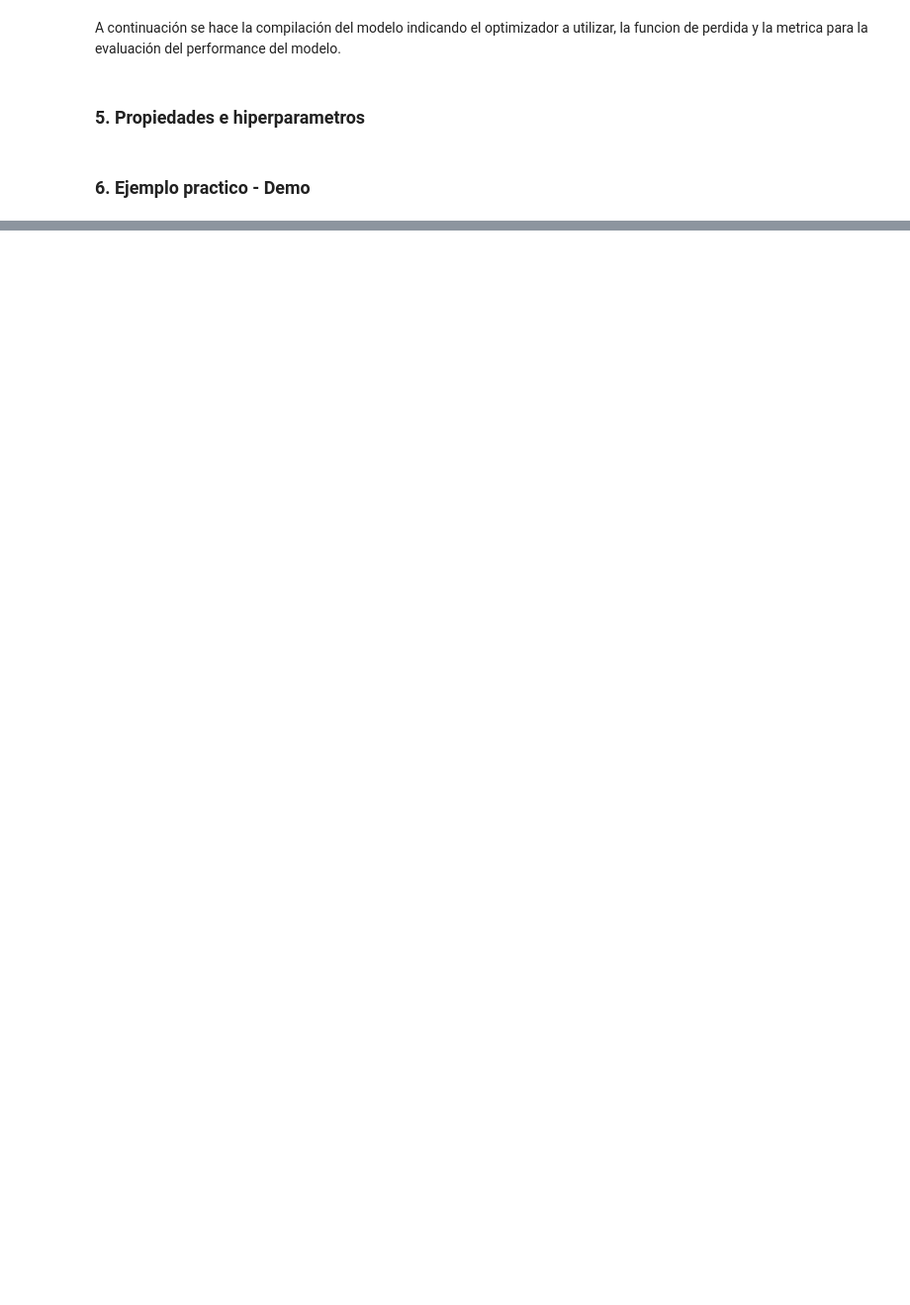
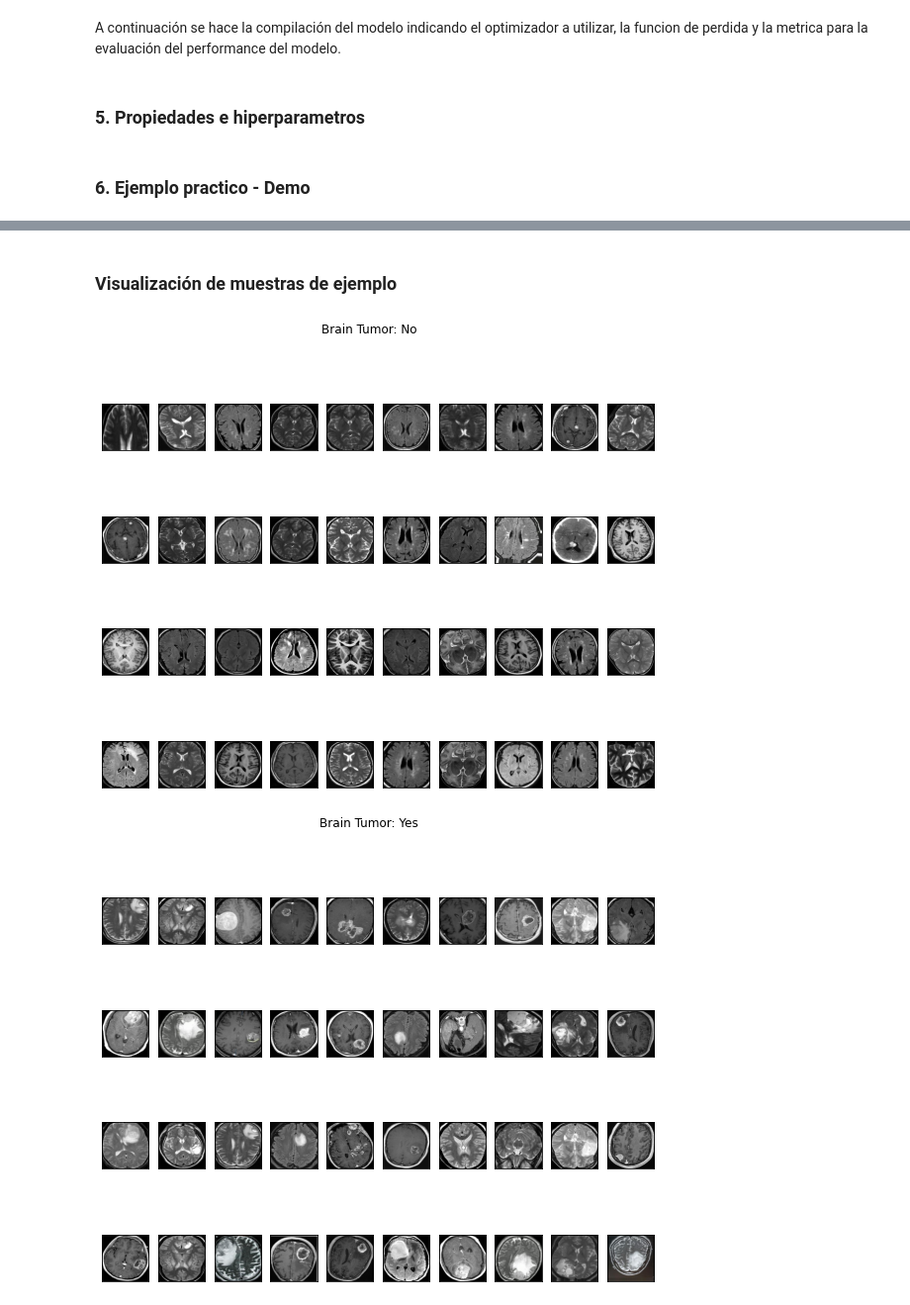
Before and after one commit to alejitro/proyecto_MLT_Grupo05, a Jupyter notebook: Convolutional_Neural_Network.ipynb, the cells around one changed output, grey strips where cells are left out. Shown at 99% size. Saved outputs shown, nothing was run; the diff lists cells and outputs as text; code cells hidden in the pictures; blank space fills up the shorter version.

Commit message:
Punto 6 - ejemplo

```diff
--- a/Convolutional_Neural_Network.ipynb
+++ b/Convolutional_Neural_Network.ipynb
@@ -85,0 +260,35 @@ Nota: para el desarrollo de este taller, tomar como referencia el siguiente ejem
+# %% [markdown]
+### Visualización de muestras de ejemplo
+# %%
+#funcion que sirve para dibujar un numero n de muestras
+def plot_sample_images(X, y, n=40):
+    for label in [0,1]:
+        # grab the first n images with the corresponding y values equal to label
+        images = X[np.argwhere(y == label)]
+        n_images = images[:n]
+
+        columns_n = 10
+        rows_n = int(n/ columns_n)
+
+        plt.figure(figsize=(10, 8))
+
+        i = 1 # current plot
+        for image in n_images:
+            plt.subplot(rows_n, columns_n, i)
+            plt.imshow(image[0])
+
+            # remove ticks
+            plt.tick_params(axis='both', which='both',
+                            top=False, bottom=False, left=False, right=False,
+                           labelbottom=False, labeltop=False, labelleft=False, labelright=False)
+
+            i += 1
+
+        label_to_str = lambda label: "Yes" if label == 1 else "No"
+        plt.suptitle(f"Brain Tumor: {label_to_str(label)}")
+        plt.show()
+# %%
+plot_sample_images(X, y)
+# %% [output]
+[figure, added]
+[figure, added]
```
Also changed, not shown: parts of 24 cells of this notebook, 1 other file.
